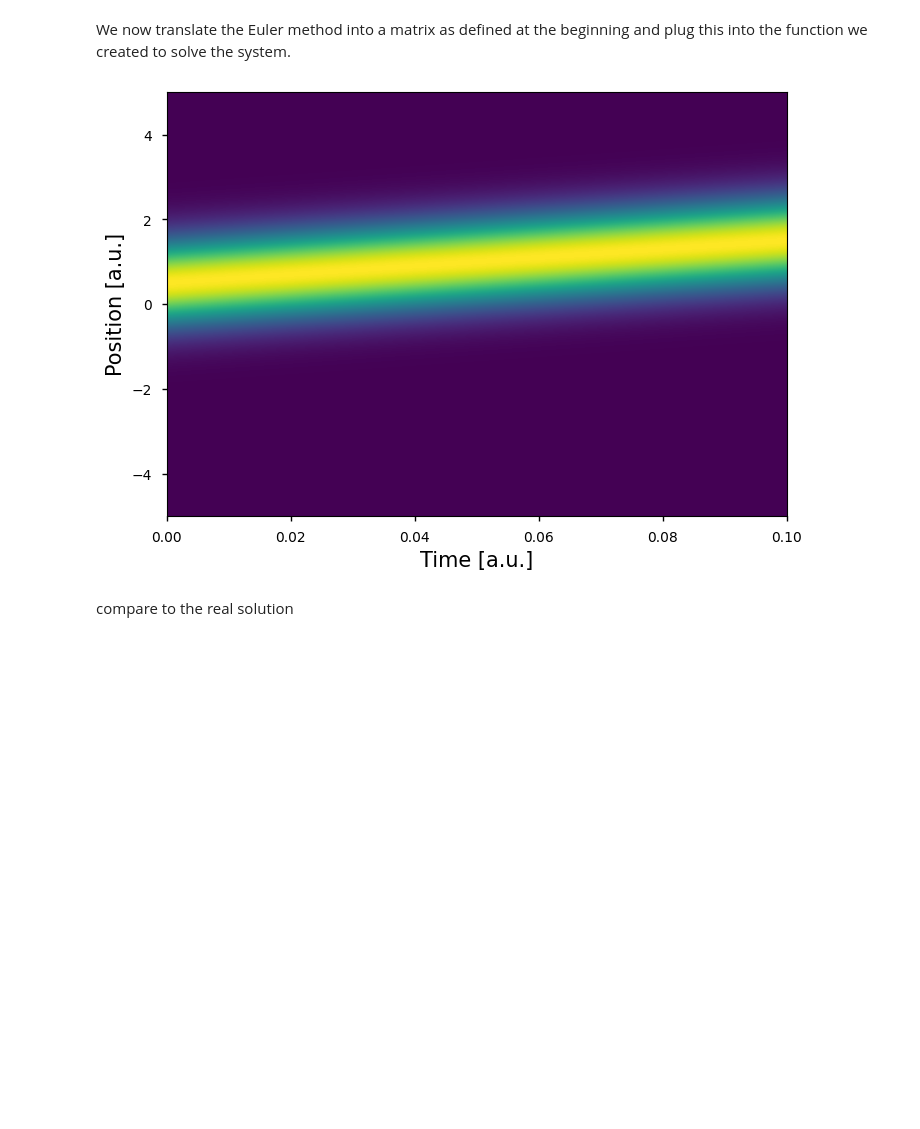
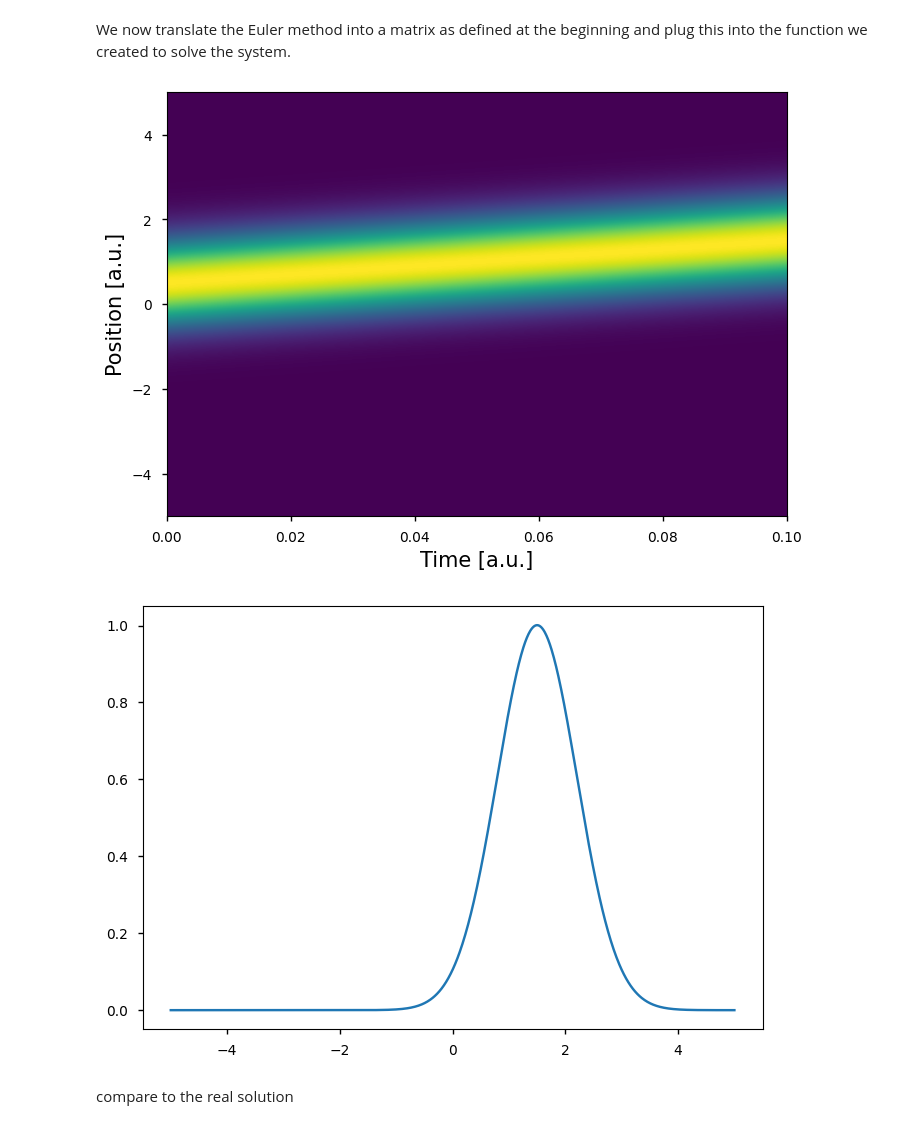
Before and after one commit to trevorolsson/Comp.-Phys.-Projects, a Jupyter notebook: Project 5/project5.ipynb, the cells around one changed output. Saved outputs shown, nothing was run; the diff lists cells and outputs as text; code cells hidden in the pictures; blank space fills up the shorter version.

```diff
--- a/Project 5/project5.ipynb
+++ b/Project 5/project5.ipynb
@@ -51,7 +51,8 @@ ic = u0*np.exp(-(x_grid-x0)**2/w**2)        # Initial Gaussian packet
 # %% [markdown]
 1. Given the exact solution and parameters, we simply need to construct a two dimensional grid and map the function onto it.
 # %%
-X, T = np.meshgrid(x_grid, np.linspace(0, Nt*dt, Nt)) # x and t meshgrid
+t_grid = np.linspace(0, Nt*dt, Nt)
+X, T = np.meshgrid(x_grid, t_grid) # x and t meshgrid
 solution_analytical = u0*np.exp(-(X-v*T-x0)**2/(w**2)).T # Apply meshgrid to real solution
 # %%
 plt.imshow(solution_analytical, aspect='auto', origin='lower', extent=[0, Nt*dt, x_grid[0], x_grid[-1]]) # Visualize
@@ -103,10 +104,16 @@ solution_euler = euler(A, ic, x_grid, [Nx, Nt])
 # %%
 plt.imshow(solution_euler, aspect='auto', origin='lower', extent=[0, Nt*dt, x_grid[0], x_grid[-1]])
 plt.xlabel('Time [a.u.]', fontsize=15)
 plt.ylabel('Position [a.u.]', fontsize=15)
 plt.show()
+
+final.append(solution_euler[:,-1])
+
+plt.plot(x_grid, solution_euler[:,-1])
+plt.show()
 # %% [output]
 [figure]
+[figure, added]
 # %% [markdown]
 compare to the real solution
 # %% [markdown]
```
Also changed, not shown: parts of 1 cell of this notebook, 1 other file.
